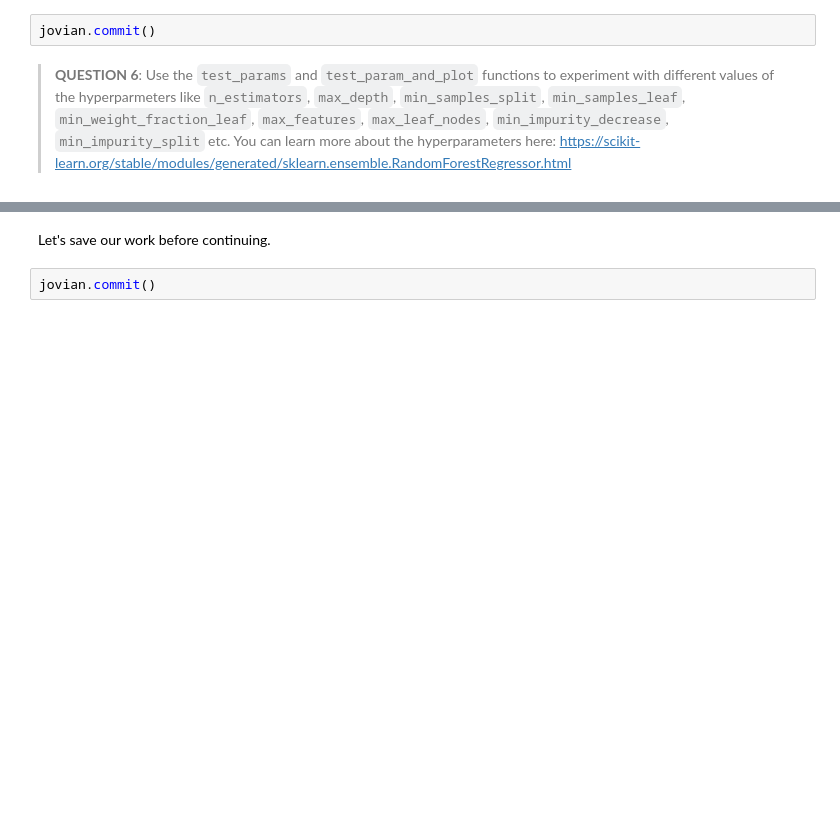
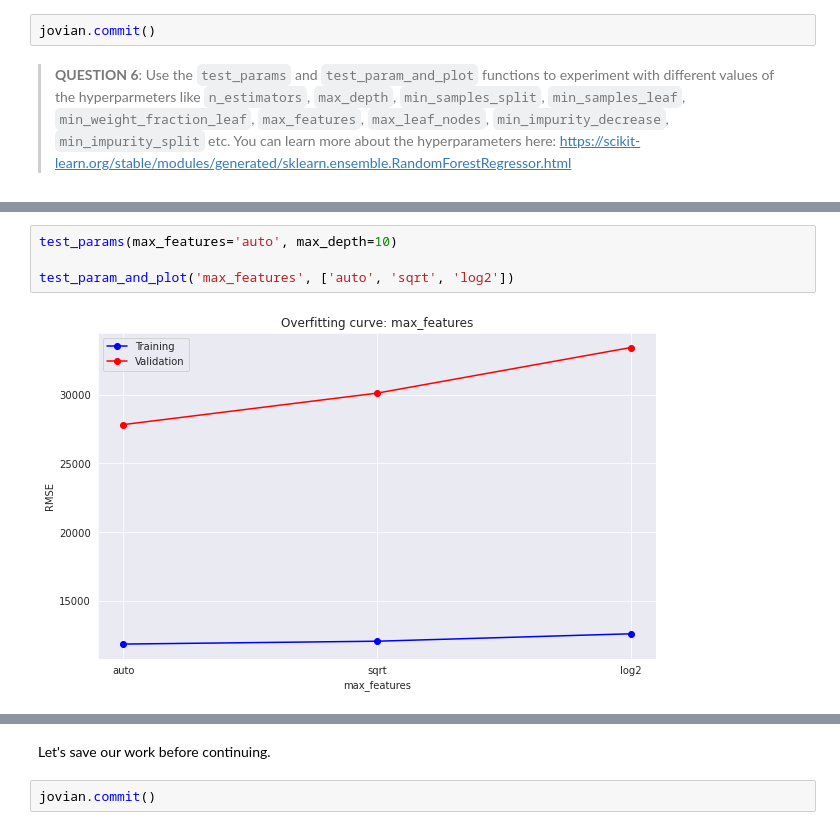
Before and after one commit to Nish-008/Machine_Learning_Practice, a Jupyter notebook: python-random-forests-assignment.ipynb, the cells around one changed output, grey strips where cells are left out. Saved outputs shown, nothing was run; the diff lists cells and outputs as text; blank space fills up the shorter version.

```diff
--- a/python-random-forests-assignment.ipynb
+++ b/python-random-forests-assignment.ipynb
@@ -376,0 +399,6 @@ jovian.commit()
+# %%
+test_params(max_features='auto', max_depth=10)
+
+test_param_and_plot('max_features', ['auto', 'sqrt', 'log2'])
+# %% [output]
+[figure, added]
```
Also changed, not shown: parts of 9 cells of this notebook.
